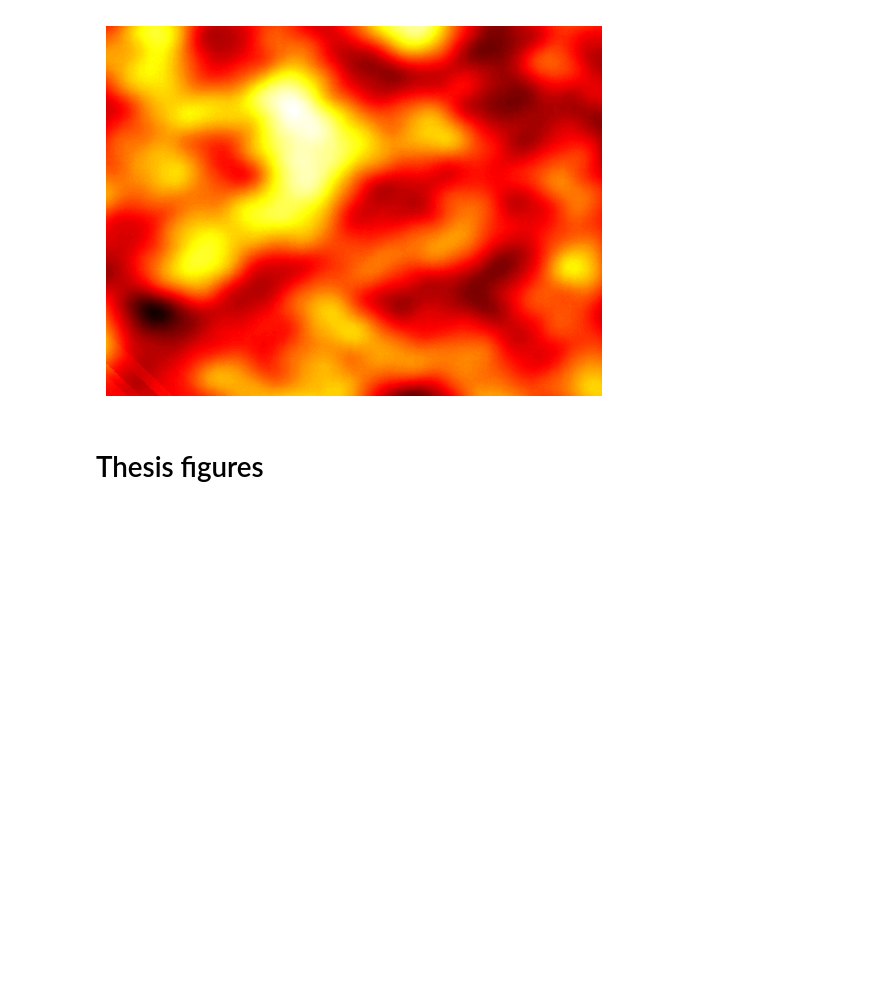
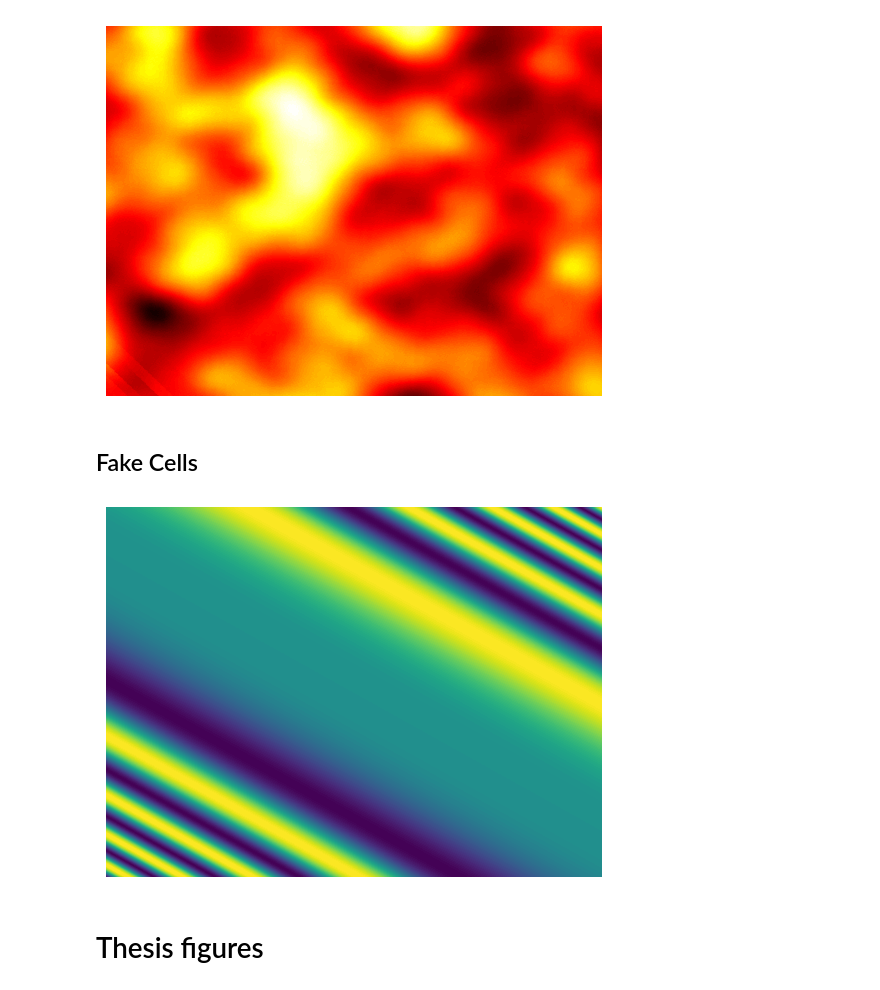
Before and after one commit to ChackMociute/Master-Thesis, a Jupyter notebook: grid_cells.ipynb, the cells around one changed output. Saved outputs shown, nothing was run; the diff lists cells and outputs as text; code cells hidden in the pictures; blank space fills up the shorter version.

```diff
--- a/grid_cells.ipynb
+++ b/grid_cells.ipynb
@@ -54,6 +50,18 @@ plt.axis('off')
 plt.show()
 # %% [output]
 [figure]
+# %% [markdown]
+## Fake Cells
+# %%
+grid_cells = GridCells(np.linspace(120, 400, 5, dtype=int), n_per_module=25)
+coords = get_coords(400, -1, 1)
+grid_cells.fake_cells(coords, 1)
+# %%
+plt.contourf(grid_cells[:,:,2].cpu(), levels=100)
+plt.axis('off')
+plt.show()
+# %% [output]
+[figure, added]
 # %% [markdown]
 # Thesis figures
 # %%
```
Also changed, not shown: parts of 1 cell of this notebook, 4 other files.
